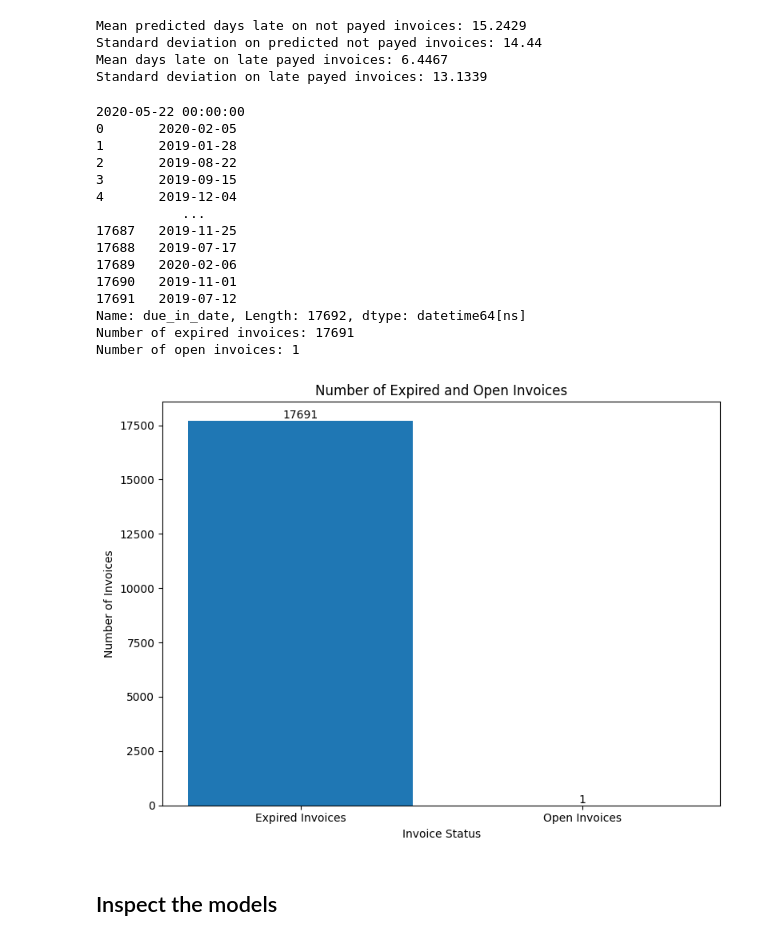
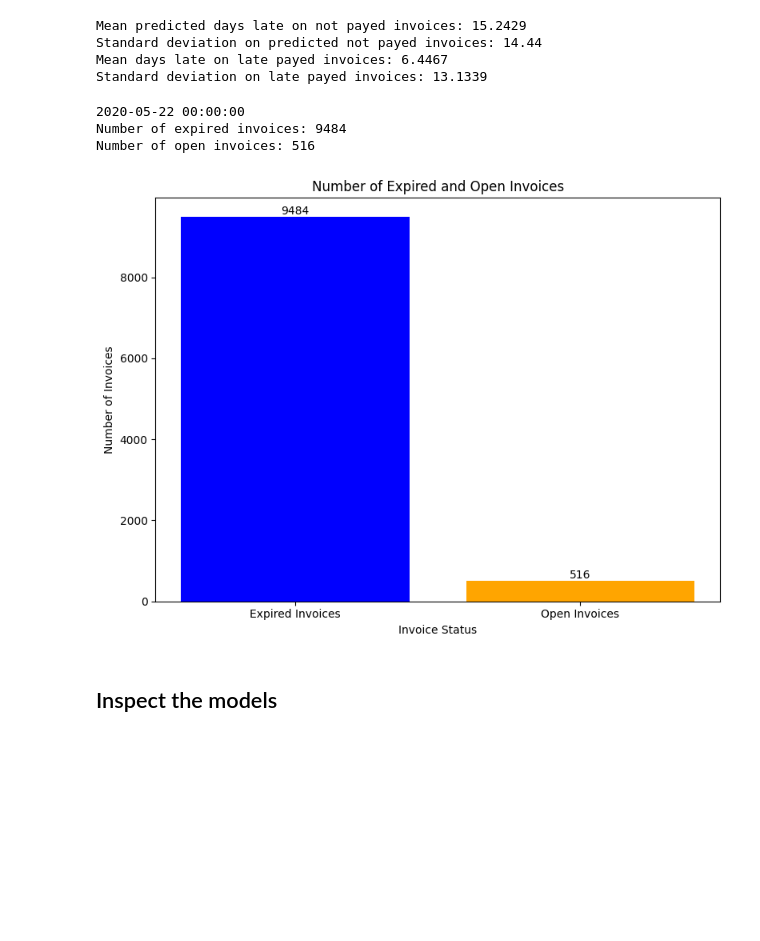
Before and after one commit to Remasproblemas/dv2599_project, a Jupyter notebook: main.ipynb, the cells around one changed output. Saved outputs shown, nothing was run; the diff lists cells and outputs as text; code cells hidden in the pictures; blank space fills up the shorter version.

```diff
--- a/main.ipynb
+++ b/main.ipynb
@@ -34,6 +34,7 @@ print(f"Counts: {not_yetpayed}")
 
 # Move all not payed invoices to its own dataset
 df_predict = df[df['isOpen'] == 1]
+df_predict_looking = df_predict.copy()
 df_predict = df_predict.drop(columns=['clear_date'])
 
 # Drop all Columns where invoice is not yet paid
@@ -1287,59 +1288,45 @@ print(simulated_todays_date)
 
 # print(df_predict_date.columns) # Fakturor som inte är betalade
 
-df_predict_date['due_in_date'] = pd.to_datetime({
-    'year': df_predict_date['due_in_date_year'],
-    'month': df_predict_date['due_in_date_month'],
-    'day': df_predict_date['due_in_date_day']
-})
+df_predict_looking['due_in_date'] = pd.to_datetime(df_predict_looking['due_in_date'], format='%Y%m%d')
+df_predict_looking['clear_date'] = pd.to_datetime(df_predict_looking['clear_date'],  errors='coerce')
+df_predict_looking['posting_date'] = pd.to_datetime(df_predict_looking['posting_date'], format='%m/%d/%Y')
 
-num_expired_invoices = len(df_predict_date[df_predict_date['due_in_date'] < simulated_todays_date])
-num_open_invoices = len(df_predict_date[df_predict_date['due_in_date'] >= simulated_todays_date])
+num_expired_invoices = len(df_predict_looking[df_predict_looking['due_in_date'] < simulated_todays_date])
+num_open_invoices = len(df_predict_looking[df_predict_looking['due_in_date'] >= simulated_todays_date])
 
 print(f"Number of expired invoices: {num_expired_invoices}")
 print(f"Number of open invoices: {num_open_invoices}")
 
 # Kolla sista dagen som en faktura blivit betald, antag som "dagens" datum
 # Kolla  dagens datum med due in date om vilka som äreda är sena
 
 # Data for plotting
 categories = ['Expired Invoices', 'Open Invoices']
 counts = [num_expired_invoices, num_open_invoices]
 
 # Create the bar chart
 plt.figure(figsize=(8, 6))
-bars = plt.bar(categories, counts)
+bars = plt.bar(categories, counts, color=['blue', 'orange'])
 
 # Add title and labels
 plt.title('Number of Expired and Open Invoices')
 plt.xlabel('Invoice Status')
 plt.ylabel('Number of Invoices')
 
 # Add value labels on top of the bars
 for bar in bars:
     yval = bar.get_height()
     plt.text(bar.get_x() + bar.get_width()/2, yval + 0.5, int(yval), ha='center', va='bottom')
 
 # Display the plot
 plt.tight_layout()
 plt.show()
 # %% [output]
 2020-05-22 00:00:00
-0       2020-02-05
-1       2019-01-28
-2       2019-08-22
-3       2019-09-15
-4       2019-12-04
-           ...
-17687   2019-11-25
-17688   2019-07-17
-17689   2020-02-06
-17690   2019-11-01
-17691   2019-07-12
-Name: due_in_date, Length: 17692, dtype: datetime64[ns]
-Number of expired invoices: 17691
-Number of open invoices: 1
+Number of expired invoices: 9484
+Number of open invoices: 516
-[figure, old version]
+[figure, new version]
 # %% [markdown]
 ## Inspect the models
 # %%
```
Also changed, not shown: parts of 14 cells of this notebook.
